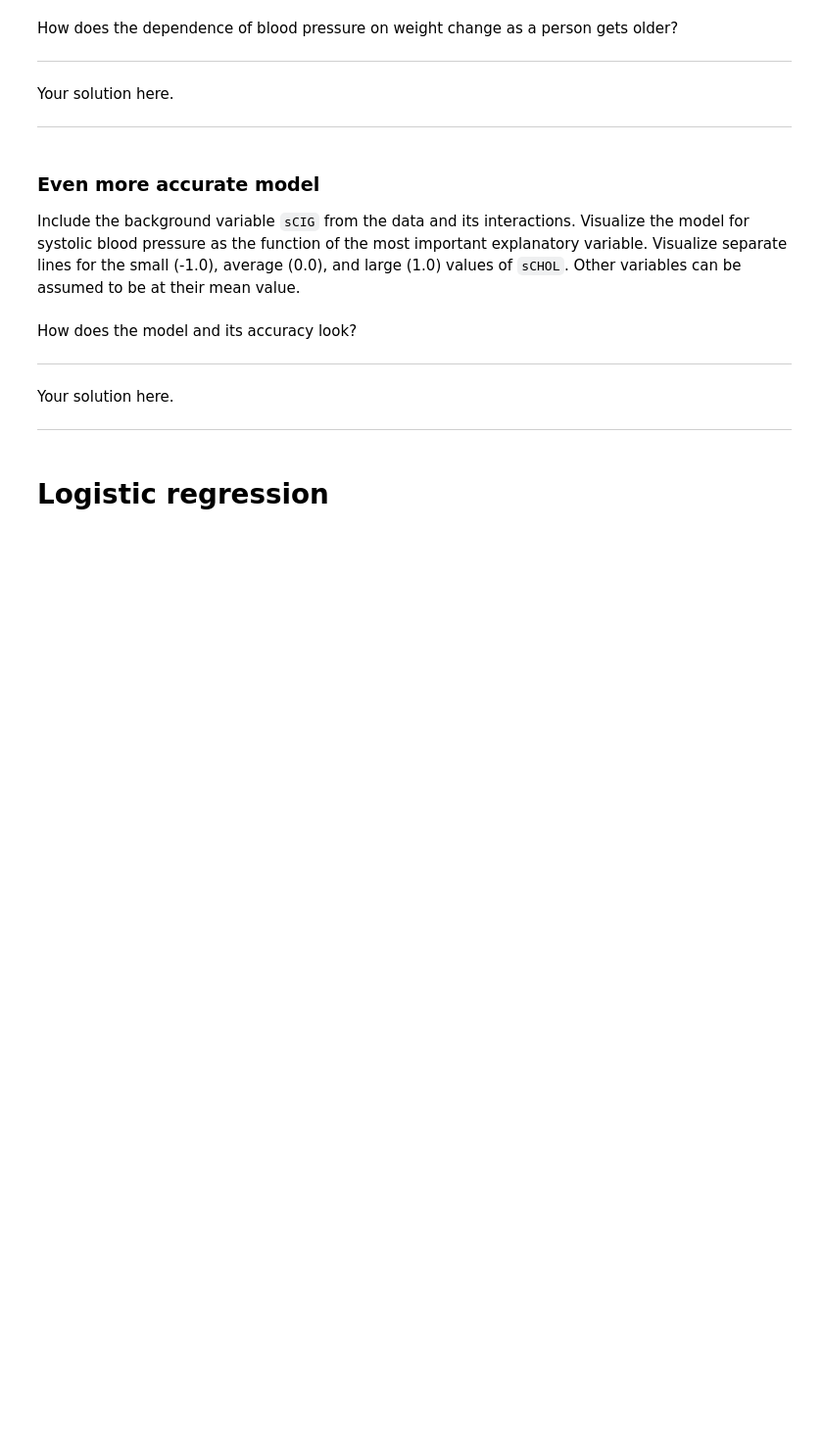
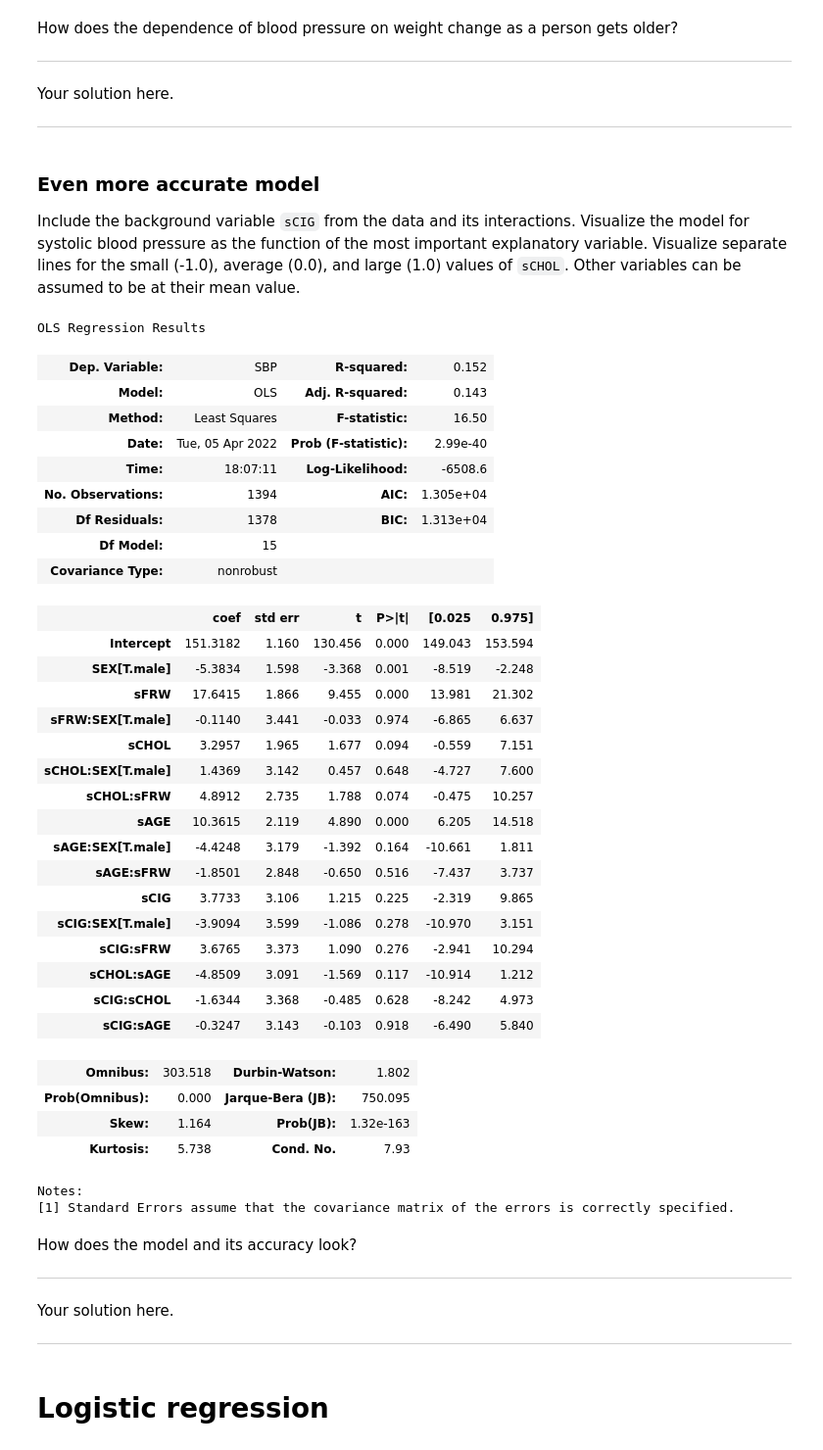
Before and after one commit to ngoubou/data_analysis_python_helsinki, a Jupyter notebook: week7_project/1_project_notebook_regression_analysis.ipynb, the cells around one changed output. Shown: that part at 98% size. Drawn from its saved outputs; the diff is of its cells as text; code cells hidden in the pictures; blank space fills up the shorter version.

```diff
--- a/week7_project/1_project_notebook_regression_analysis.ipynb
+++ b/week7_project/1_project_notebook_regression_analysis.ipynb
@@ -199,3 +165,43 @@ Include the background variable `sCIG` from the data and its interactions. Visua
+# %%
+# exercise 8
+# Put your solution here!
+formula = "SBP ~ sFRW + SEX + sFRW:SEX + sCHOL + sCHOL:sFRW + sAGE + sAGE:sFRW + sCIG + sCIG:sFRW + sCHOL:SEX + sAGE:SEX + sCHOL:sAGE + sCIG:SEX + sCIG:sCHOL + sCIG:sAGE"
+fit4 = smf.ols(formula, data = fram).fit()
+fit4.summary()
+# %% [output]
+OLS Regression Results
+| Dep. Variable: | SBP | R-squared: | 0.152 |
+| Model: | OLS | Adj. R-squared: | 0.143 |
+| Method: | Least Squares | F-statistic: | 16.50 |
+| Date: | Tue, 05 Apr 2022 | Prob (F-statistic): | 2.99e-40 |
+| Time: | 18:07:11 | Log-Likelihood: | -6508.6 |
+| No. Observations: | 1394 | AIC: | 1.305e+04 |
+| Df Residuals: | 1378 | BIC: | 1.313e+04 |
+| Df Model: | 15 |  |  |
+| Covariance Type: | nonrobust |  |  |
+|  | coef | std err | t | P>|t| | [0.025 | 0.975] |
+| Intercept | 151.3182 | 1.160 | 130.456 | 0.000 | 149.043 | 153.594 |
+| SEX[T.male] | -5.3834 | 1.598 | -3.368 | 0.001 | -8.519 | -2.248 |
+| sFRW | 17.6415 | 1.866 | 9.455 | 0.000 | 13.981 | 21.302 |
+| sFRW:SEX[T.male] | -0.1140 | 3.441 | -0.033 | 0.974 | -6.865 | 6.637 |
+| sCHOL | 3.2957 | 1.965 | 1.677 | 0.094 | -0.559 | 7.151 |
+| sCHOL:SEX[T.male] | 1.4369 | 3.142 | 0.457 | 0.648 | -4.727 | 7.600 |
+| sCHOL:sFRW | 4.8912 | 2.735 | 1.788 | 0.074 | -0.475 | 10.257 |
+| sAGE | 10.3615 | 2.119 | 4.890 | 0.000 | 6.205 | 14.518 |
+| sAGE:SEX[T.male] | -4.4248 | 3.179 | -1.392 | 0.164 | -10.661 | 1.811 |
+| sAGE:sFRW | -1.8501 | 2.848 | -0.650 | 0.516 | -7.437 | 3.737 |
+| sCIG | 3.7733 | 3.106 | 1.215 | 0.225 | -2.319 | 9.865 |
+| sCIG:SEX[T.male] | -3.9094 | 3.599 | -1.086 | 0.278 | -10.970 | 3.151 |
+| sCIG:sFRW | 3.6765 | 3.373 | 1.090 | 0.276 | -2.941 | 10.294 |
+| sCHOL:sAGE | -4.8509 | 3.091 | -1.569 | 0.117 | -10.914 | 1.212 |
+| sCIG:sCHOL | -1.6344 | 3.368 | -0.485 | 0.628 | -8.242 | 4.973 |
+| sCIG:sAGE | -0.3247 | 3.143 | -0.103 | 0.918 | -6.490 | 5.840 |
+| Omnibus: | 303.518 | Durbin-Watson: | 1.802 |
+| Prob(Omnibus): | 0.000 | Jarque-Bera (JB): | 750.095 |
+| Skew: | 1.164 | Prob(JB): | 1.32e-163 |
+| Kurtosis: | 5.738 | Cond. No. | 7.93 |
+Notes:
+[1] Standard Errors assume that the covariance matrix of the errors is correctly specified.
 # %% [markdown]
 How does the model and its accuracy look?
 
```
Also changed, not shown: parts of 3 cells of this notebook.
